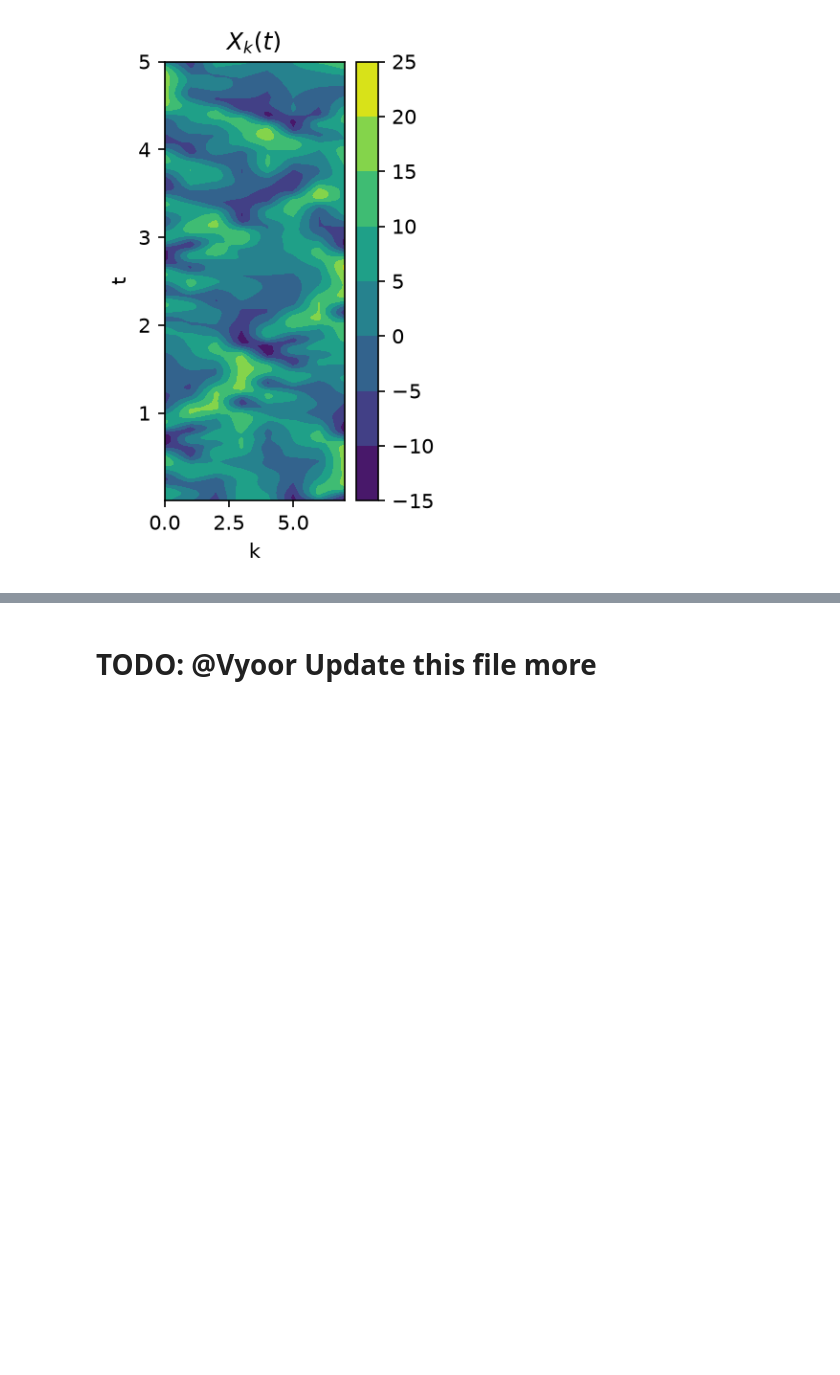
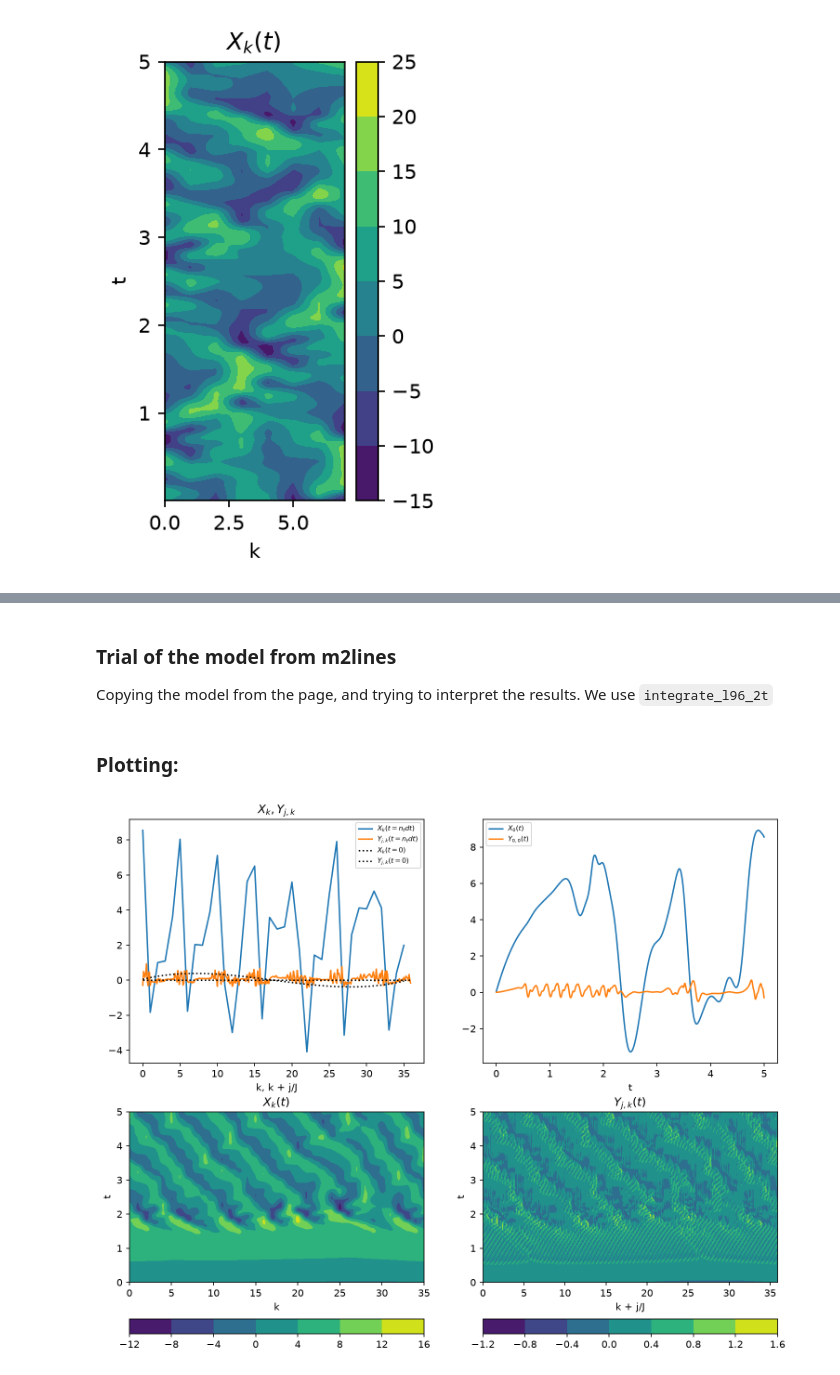
Before and after one commit to avtarfr/l96_param, a Jupyter notebook: notebooks/01_baseline_repro.ipynb, the cells around one changed output, grey strips where cells are left out. Saved outputs shown, nothing was run; the diff lists cells and outputs as text; code cells hidden in the pictures; blank space fills up the shorter version.

Commit message:
Added Numerical Integration of Two Time-scale L96 model

```diff
--- a/notebooks/01_baseline_repro.ipynb
+++ b/notebooks/01_baseline_repro.ipynb
@@ -65,4 +67,6 @@ plt.tight_layout()
 # %% [markdown]
 ![image.png](attachment:image.png)
 # %% [markdown]
-# TODO: @Vyoor Update this file more
+### Trial of the model from m2lines
+
+Copying the model from the page, and trying to interpret the results. We use `integrate_l96_2t`
@@ -68,0 +83,53 @@ plt.tight_layout()
+# %%
+def s(k, K):
+    """A non-dimension coordinate from -1..+1 corresponding to k=0..K"""
+    return 2 * (0.5 + k) / K - 1
+# %%
+k = np.arange(K)  # For coordinate in plots
+j = np.arange(J * K)  # For coordinate in plots
+
+# Initial conditions
+X_init = s(k, K) * (s(k, K) - 1) * (s(k, K) + 1)
+Y_init = 0 * s(j, J * K) * (s(j, J * K) - 1) * (s(j, J * K) + 1)
+
+# "Run" model
+X, Y, t = integrate_L96_2t(X_init, Y_init, si, nt, F, h, b, c, dt=dt)
+# %% [markdown]
+### Plotting:
+# %%
+plt.figure(figsize=(12, 10), dpi=150)
+plt.subplot(221)
+
+# Snapshot of X[k]
+plt.plot(k, X[-1], label="$X_k(t=n_t dt)$")
+plt.plot(j / J, Y[-1], label="$Y_{j,k}(t=n_t dt)$")
+plt.plot(k, X_init, "k:", label="$X_k(t=0)$")
+plt.plot(j / J, Y_init, "k:", label="$Y_{j,k}(t=0)$")
+plt.legend(fontsize=7)
+plt.xlabel("k, k + j/J")
+plt.title("$X_k, Y_{j,k}$")
+plt.subplot(222)
+
+# Sample time-series X[0](t), Y[0](t)
+plt.plot(t, X[:, 0], label="$X_0(t)$")
+plt.plot(t, Y[:, 0], label="$Y_{0,0}(t)$")
+plt.legend(fontsize=7)
+plt.xlabel("t")
+plt.subplot(223)
+
+# Full model history of X
+plt.contourf(k, t, X)
+plt.colorbar(orientation="horizontal")
+plt.xlabel("k")
+plt.ylabel("t")
+plt.title("$X_k(t)$")
+plt.subplot(224)
+
+# Full model history of Y
+plt.contourf(j / J, t, Y)
+plt.colorbar(orientation="horizontal")
+plt.xlabel("k + j/J")
+plt.ylabel("t")
+plt.title("$Y_{j,k}(t)$");
+# %% [output]
+[figure, added]
```
Also changed, not shown: parts of 2 cells of this notebook.
